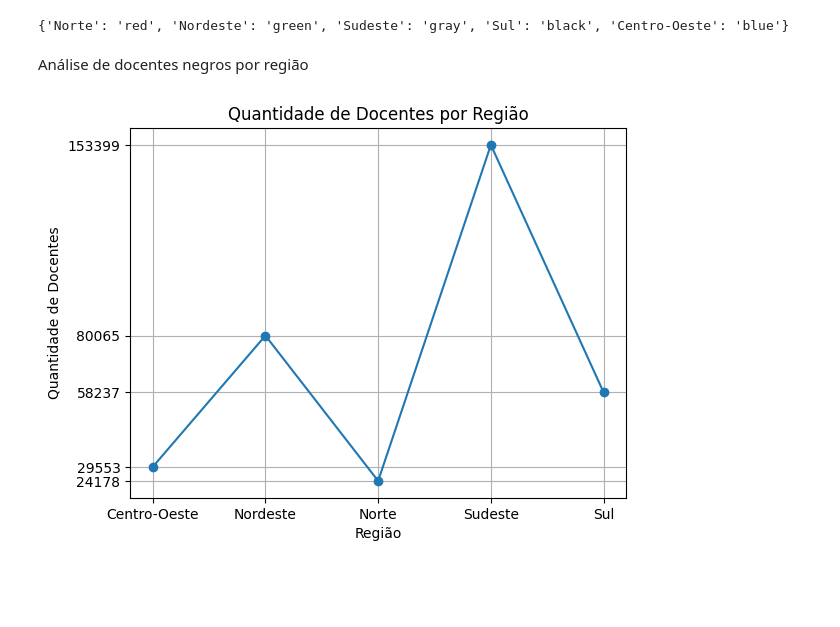
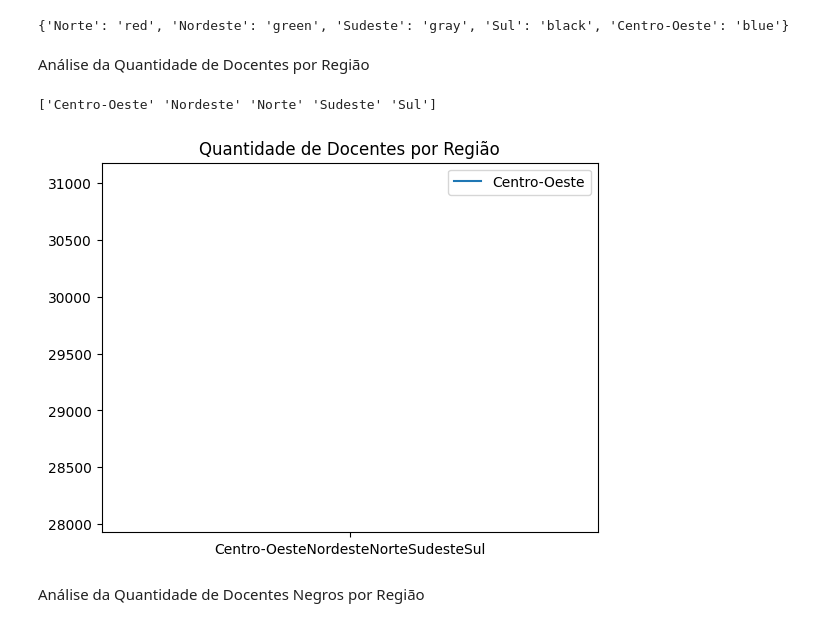
Before and after one commit to luanmenezesmatos/Kick-TrabalhoPython, a Jupyter notebook: script.ipynb, the cells around one changed output. Cells and saved outputs as stored; diff of their text form; code cells hidden in the pictures; blank space fills up the shorter version.

```diff
--- a/script.ipynb
+++ b/script.ipynb
@@ -62,18 +63,46 @@ print(regioesCores)
 # %% [output]
 {'Norte': 'red', 'Nordeste': 'green', 'Sudeste': 'gray', 'Sul': 'black', 'Centro-Oeste': 'blue'}
 # %% [markdown]
-Análise de docentes negros por região
+Análise da Quantidade de Docentes por Região
 # %%
-# Agrupar por região e somar a quantidade de técnicos
+""" # Agrupar por região e somar a quantidade de técnicos
 dataAgrupado = ies_df.groupby('NO_REGIAO_IES')['QT_TEC_TOTAL'].sum()
 
 plt.plot(dataAgrupado.index, dataAgrupado.values, marker="o") # Plotando o gráfico de linhas
 plt.title('Quantidade de Docentes por Região') # Título do gráfico
 plt.xlabel('Região') # Legenda do eixo X
 plt.ylabel('Quantidade de Docentes') # Legenda do eixo Y
 plt.yticks(dataAgrupado.values) # Definindo os valores do eixo Y
 plt.grid(True) # Exibindo as linhas de grade
 
-plt.show() # Exibindo o gráfico
+plt.show() # Exibindo o gráfico """
+################## CÓDIGO ACIMA FUNCIONANDO ##################
+
+regioesArray = ies_df['NO_REGIAO_IES'].to_numpy() # Pegando as regiões do dataframe
+regioesArray = np.unique(regioesArray) # Removendo as regiões duplicadas
+print(regioesArray) # Exibindo as regiões
+# Exibe: ['Centro-Oeste' 'Nordeste' 'Norte' 'Sudeste' 'Sul']
+
+regioesArr = ['Centro-Oeste' 'Nordeste' 'Norte' 'Sudeste' 'Sul']
+
+regiaoCentroOeste = ies_df[ies_df['NO_REGIAO_IES'] == 'Centro-Oeste']["QT_TEC_TOTAL"].sum()
+regiaoNordeste = ies_df[ies_df['NO_REGIAO_IES'] == 'Nordeste']["QT_TEC_TOTAL"].sum()
+regiaoNorte = ies_df[ies_df['NO_REGIAO_IES'] == 'Norte']["QT_TEC_TOTAL"].sum()
+regiaoSudeste = ies_df[ies_df['NO_REGIAO_IES'] == 'Sudeste']["QT_TEC_TOTAL"].sum()
+regiaoSul = ies_df[ies_df['NO_REGIAO_IES'] == 'Sul']["QT_TEC_TOTAL"].sum()
+
+#plt.plot(regioesArray, regiaoCentroOeste, label="Centro-Oeste") # Plotando o gráfico de linhas
+
+# Guardar esse, pois será o código da mudança de cores de acordo com a região
+# # plt.plot(regioesArray, regiaoCentroOeste, label="Centro-Oeste", color=regioesCores['Centro-Oeste']) # Plotando o gráfico de linhas
+
+plt.legend(loc="best") # Exibindo a legenda
+
+plt.title('Quantidade de Docentes por Região') # Título do gráfico
+
+plt.show()
 # %% [output]
+['Centro-Oeste' 'Nordeste' 'Norte' 'Sudeste' 'Sul']
-[figure, old version]
+[figure, new version]
+# %% [markdown]
+Análise da Quantidade de Docentes Negros por Região
```
Also changed, not shown: parts of 1 cell of this notebook.
